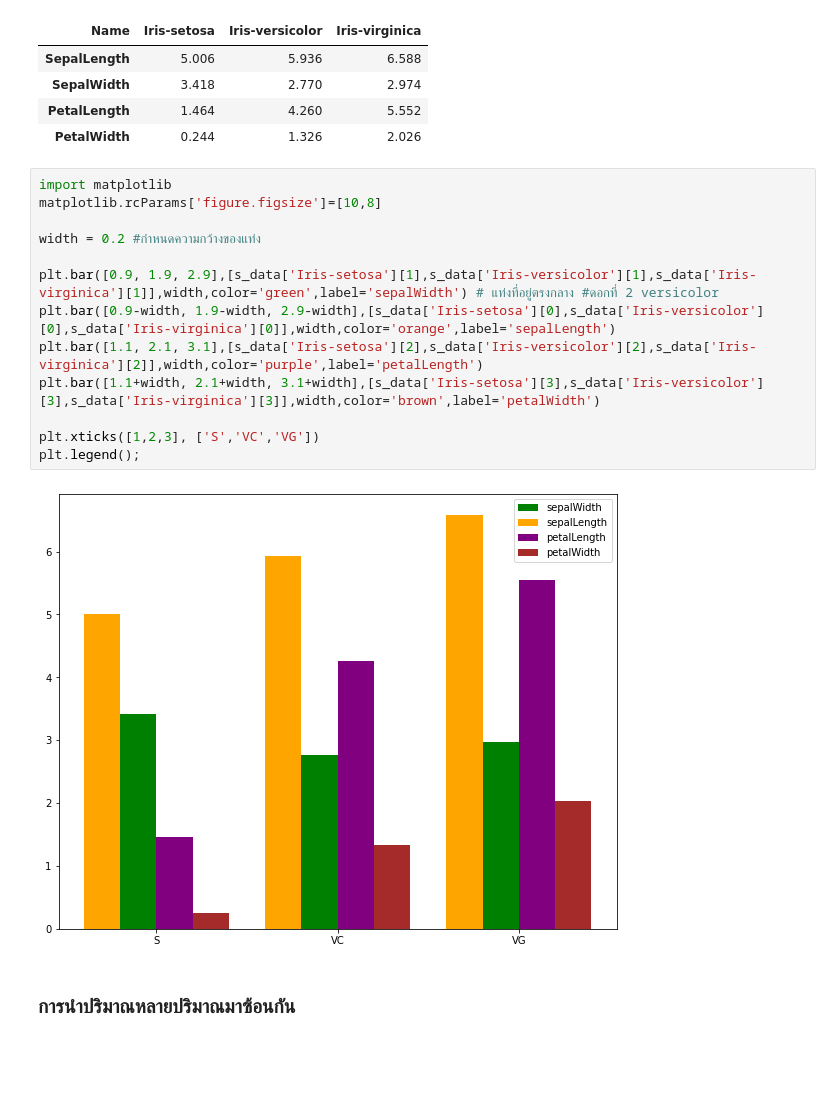
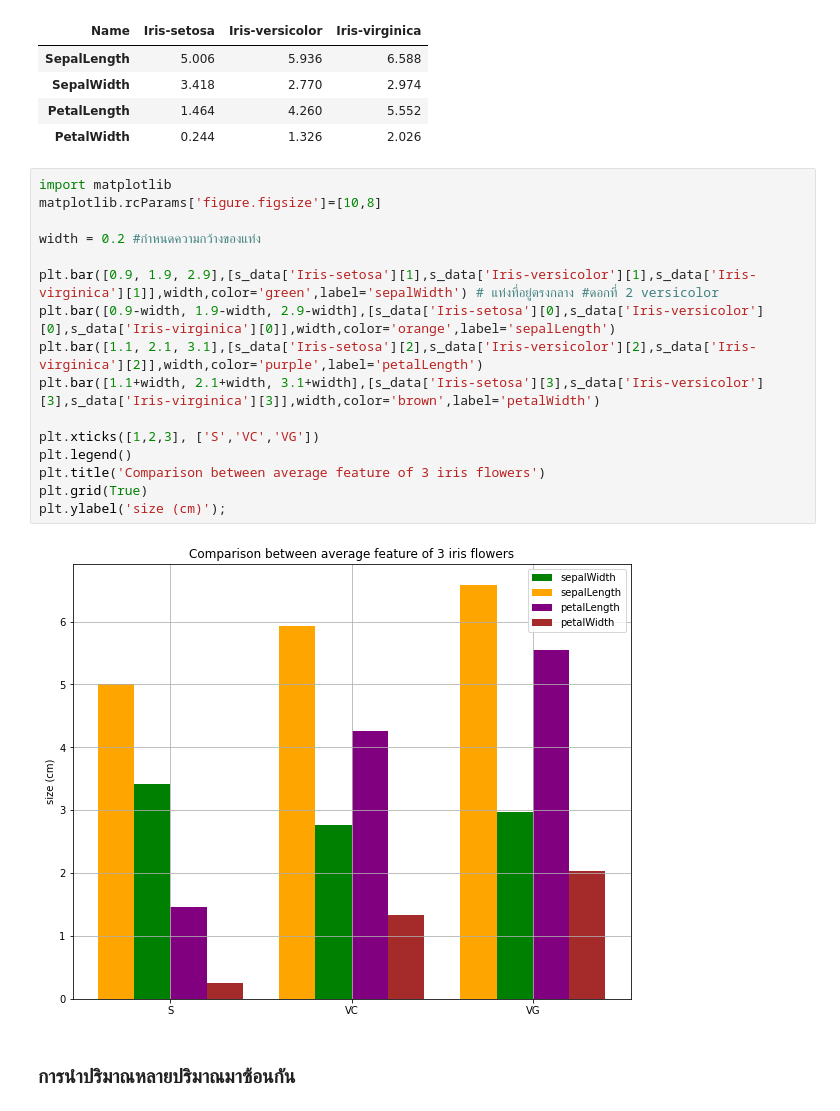
Before and after one commit to nattntn/BasicProg_DataViz65, a Jupyter notebook: DataViz04_Data_Comparison.ipynb, the cells around one changed output. Cells and saved outputs as stored; diff of their text form; blank space fills up the shorter version.

```diff
--- a/DataViz04_Data_Comparison.ipynb
+++ b/DataViz04_Data_Comparison.ipynb
@@ -267,18 +267,21 @@ s_data
 # %%
 import matplotlib
 matplotlib.rcParams['figure.figsize']=[10,8]
 
 width = 0.2 #กำหนดความกว้างของแท่ง
 
 plt.bar([0.9, 1.9, 2.9],[s_data['Iris-setosa'][1],s_data['Iris-versicolor'][1],s_data['Iris-virginica'][1]],width,color='green',label='sepalWidth') # แท่งที่อยู่ตรงกลาง #ดอกที่ 2 versicolor
 plt.bar([0.9-width, 1.9-width, 2.9-width],[s_data['Iris-setosa'][0],s_data['Iris-versicolor'][0],s_data['Iris-virginica'][0]],width,color='orange',label='sepalLength')
 plt.bar([1.1, 2.1, 3.1],[s_data['Iris-setosa'][2],s_data['Iris-versicolor'][2],s_data['Iris-virginica'][2]],width,color='purple',label='petalLength')
 plt.bar([1.1+width, 2.1+width, 3.1+width],[s_data['Iris-setosa'][3],s_data['Iris-versicolor'][3],s_data['Iris-virginica'][3]],width,color='brown',label='petalWidth')
 
 plt.xticks([1,2,3], ['S','VC','VG'])
-plt.legend();
+plt.legend()
+plt.title('Comparison between average feature of 3 iris flowers')
+plt.grid(True)
+plt.ylabel('size (cm)');
 # %% [output]
-[figure, old version]
+[figure, new version]
 # %% [markdown]
 ### การนำปริมาณหลายปริมาณมาซ้อนกัน
 # %% [markdown]
```
Also changed, not shown: parts of 35 cells of this notebook.
